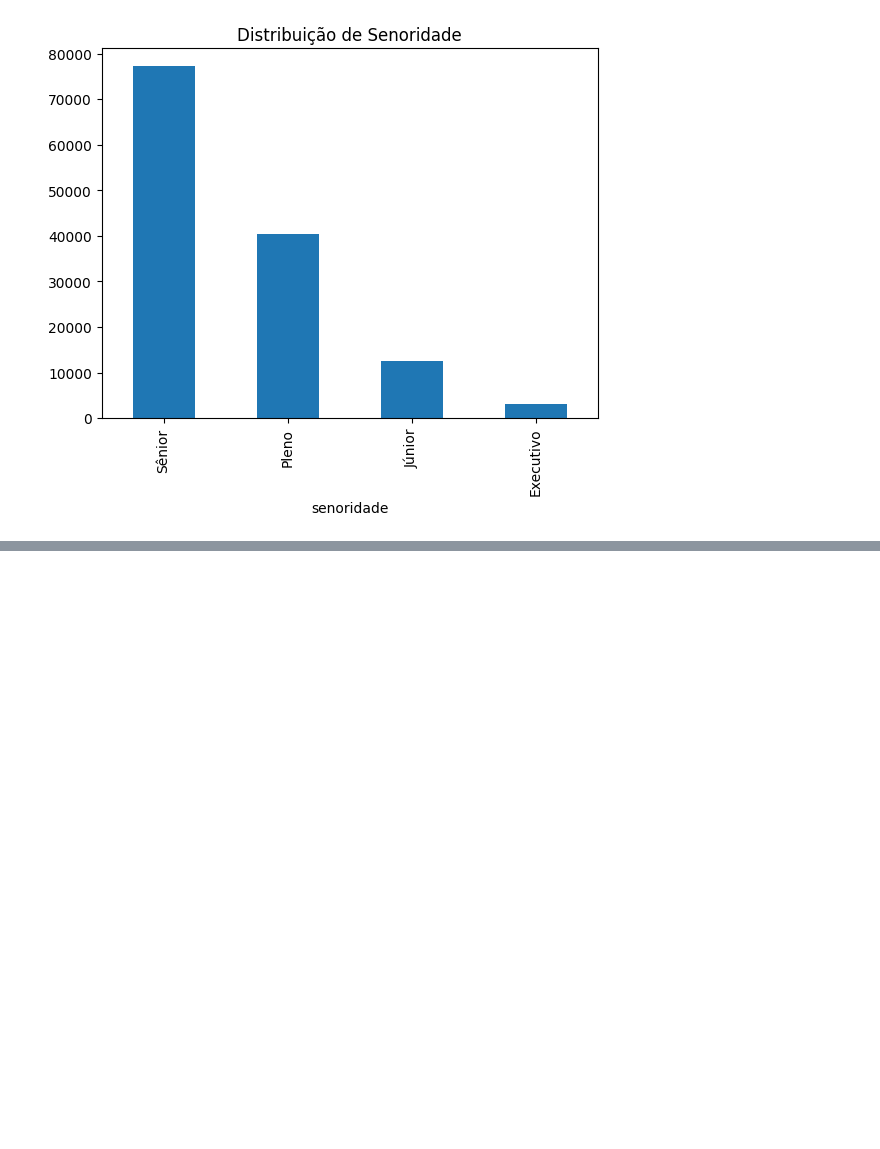
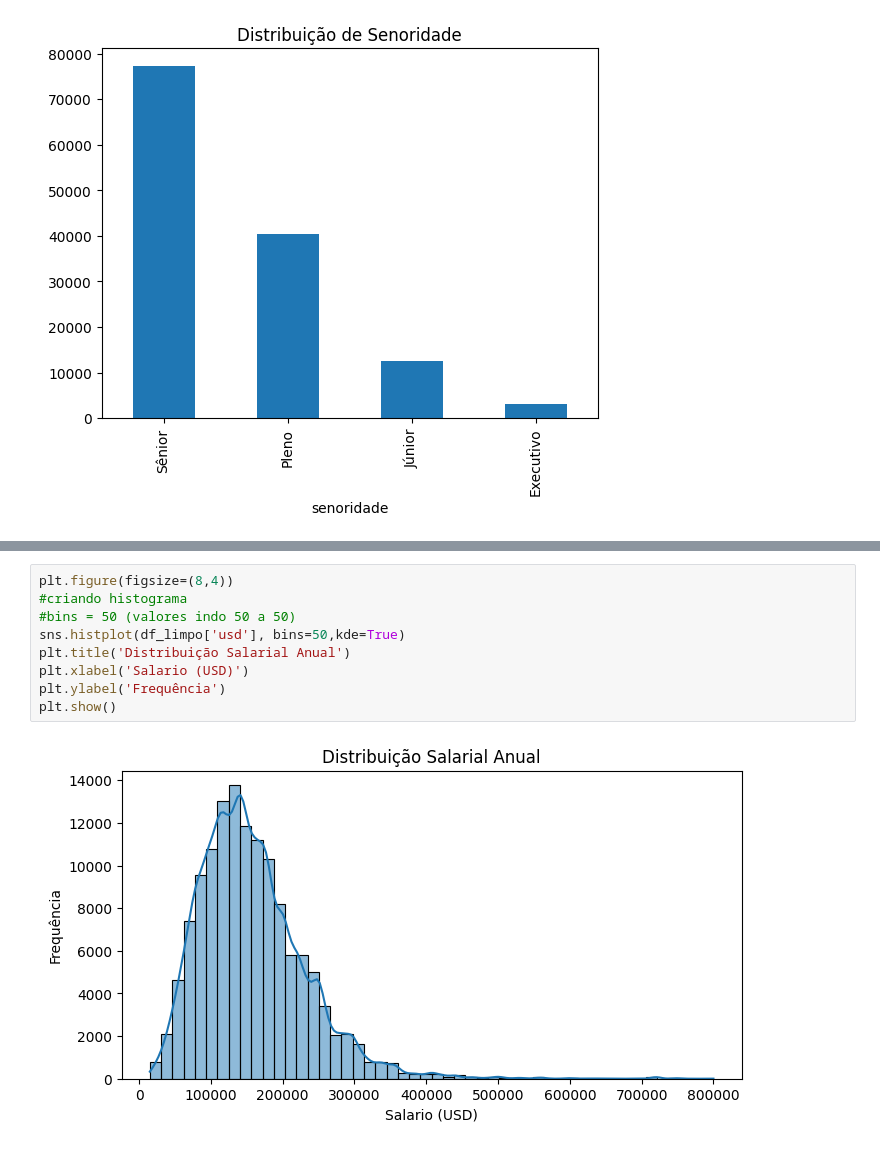
Before and after one commit to JoaoViniciusLT/Repositorio-de-Imersao-de-dados-com-Alura, a Jupyter notebook: Todas_as_Aulas_Imersão_dados_com_Pyton_Alura.ipynb, the cells around one changed output, grey strips where cells are left out. Drawn from its saved outputs; the diff is of its cells as text; blank space fills up the shorter version.

```diff
--- a/Todas_as_Aulas_Imersão_dados_com_Pyton_Alura.ipynb
+++ b/Todas_as_Aulas_Imersão_dados_com_Pyton_Alura.ipynb
@@ -519,0 +588,11 @@ df_limpo['senoridade'].value_counts().plot(kind='bar',title='Distribuição de S
+# %%
+plt.figure(figsize=(8,4))
+#criando histograma
+#bins = 50 (valores indo 50 a 50)
+sns.histplot(df_limpo['usd'], bins=50,kde=True)
+plt.title('Distribuição Salarial Anual')
+plt.xlabel('Salario (USD)')
+plt.ylabel('Frequência')
+plt.show()
+# %% [output]
+[figure, added]
```
Also changed, not shown: parts of 22 cells of this notebook.
